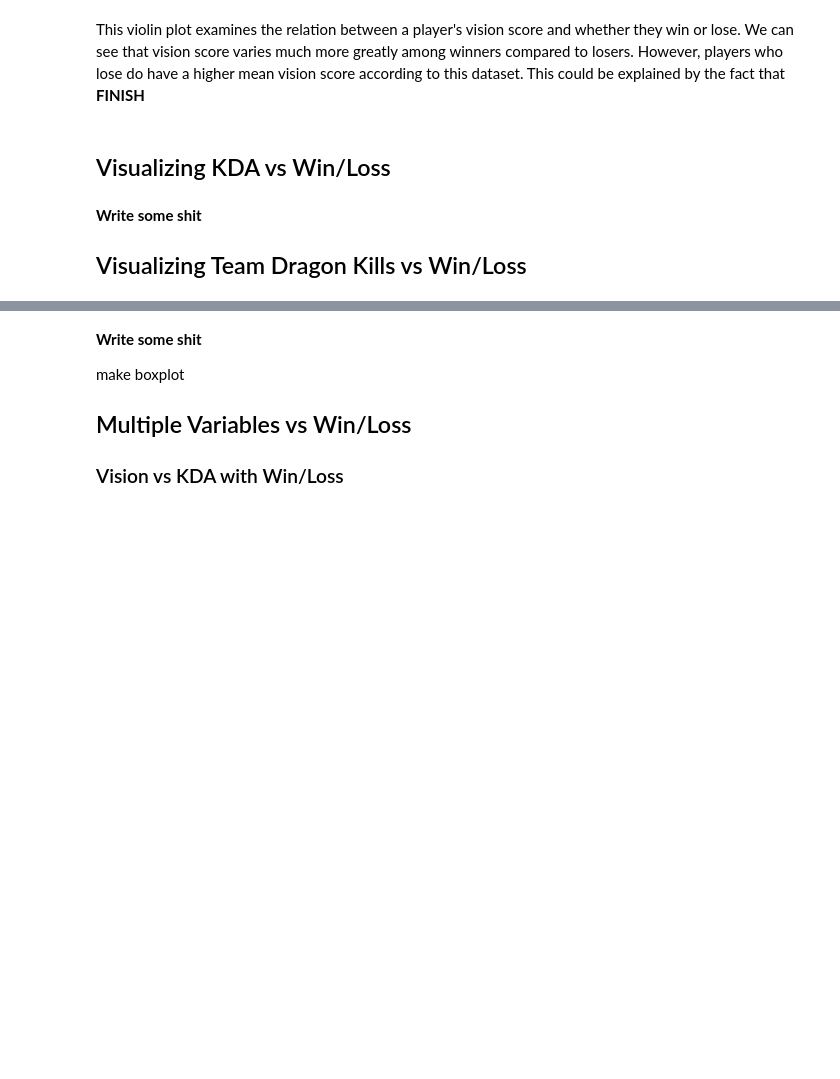
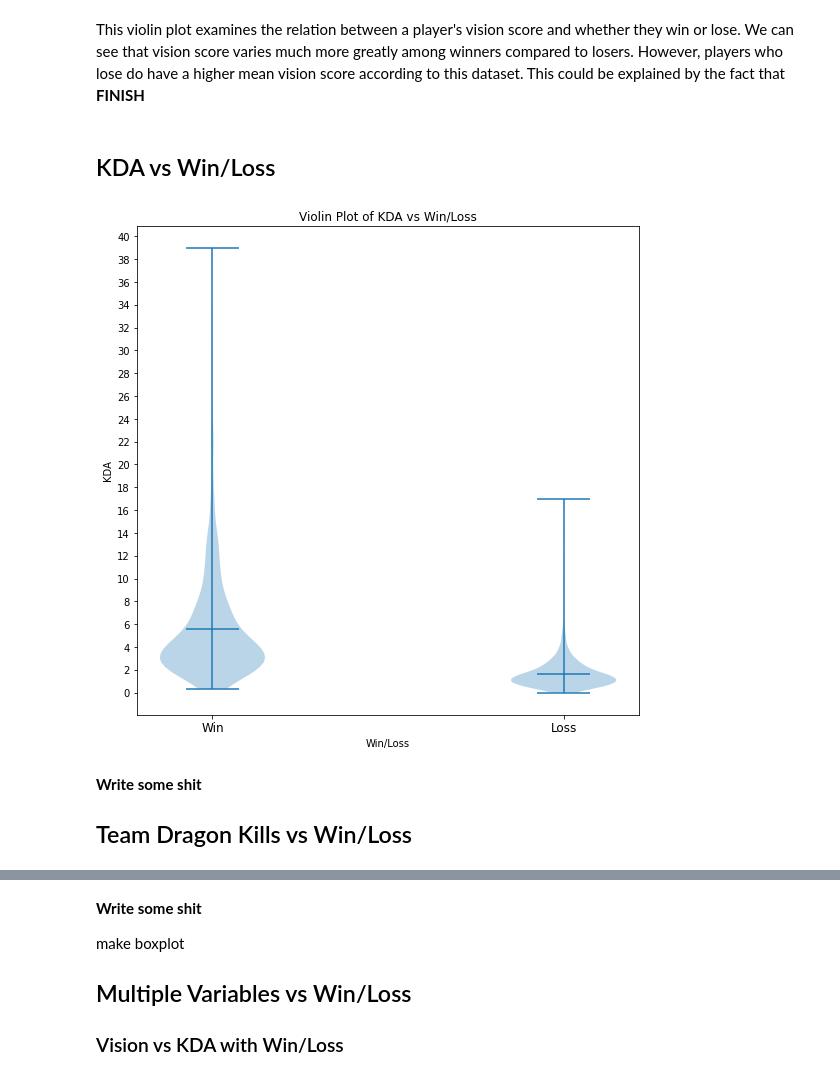
Before and after one commit to dvnmn/320-final-project, a Jupyter notebook: 320_Final_Project.ipynb, the cells around one changed output, grey strips where cells are left out. Cells and saved outputs as stored; diff of their text form; code cells hidden in the pictures; blank space fills up the shorter version.

```diff
--- a/320_Final_Project.ipynb
+++ b/320_Final_Project.ipynb
@@ -232,25 +256,27 @@ fig.savefig("violin.png")
 # %% [markdown]
 This violin plot examines the relation between a player's vision score and whether they win or lose. We can see that vision score varies much more greatly among winners compared to losers. However, players who lose do have a higher mean vision score according to this dataset. This could be explained by the fact that <b>FINISH</b>
 # %% [markdown]
-## Visualizing KDA vs Win/Loss
+## KDA vs Win/Loss
 # %%
 kda_per_win = []
 
 for c, col in df.groupby("win"):
     kda_per_win.append(col['kda'])
 
 fig, ax = plt.subplots(figsize = (9,9))
 
-ax.violinplot(kda_per_win, wins, widths = 0.2, showmeans = True)
+ax.violinplot(kda_per_win, wins, widths = 0.3, showmeans = True)
 ax.set_xlabel("Win/Loss")
 ax.set_xticks([0,1], labels = ['Win', 'Loss'])
 ax.set_xticklabels(['Win', 'Loss'], fontsize=12)
 ax.set_yticks(np.arange(0, 41, 2))
 ax.set_ylabel("KDA")
 ax.set_title("Violin Plot of KDA vs Win/Loss")
 fig.savefig("violin.png")
+# %% [output]
+[figure, added]
 # %% [markdown]
 <b>Write some shit</b>
 
-## Visualizing Team Dragon Kills vs Win/Loss
+## Team Dragon Kills vs Win/Loss
 # %%
```
Also changed, not shown: parts of 14 cells of this notebook.
